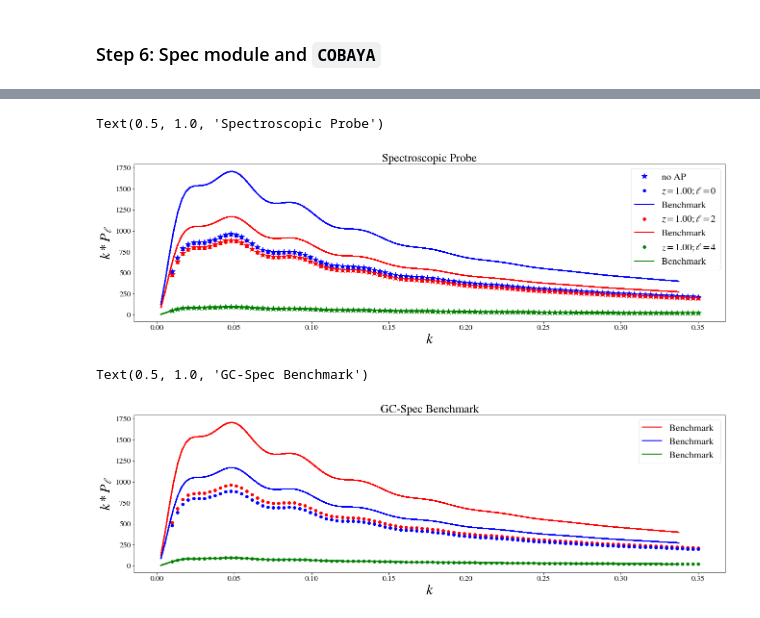
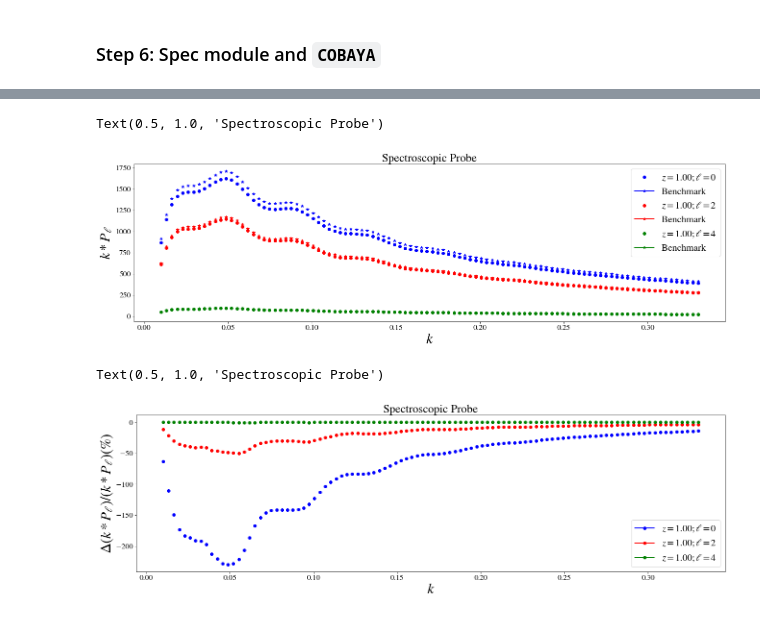
Before and after one commit to cloe-org/CLOE, a Jupyter notebook: likelihood_test.ipynb, the cells around one changed output, grey strips where cells are left out. Cells and saved outputs as stored; diff of their text form; code cells hidden in the pictures.

```diff
--- a/likelihood_test.ipynb
+++ b/likelihood_test.ipynb
@@ -663,4 +624,4 @@ from likelihood.spectroscopic_survey.spec import Spec
 # %%
 spec = Spec(cosmology.cosmo_dic, fiducial_cosmology.cosmo_dic)
 # %%
-k_win = np.linspace(0.01, 0.35, 100)
+k_win = np.linspace(0.01, 0.33, 100)
@@ -687,37 +628,44 @@ P0, P2, P4 = spec.multipole_spectra_noap(1, k_win)
+# %%
+spec_data = np.genfromtxt("/data2/EUCLID/likelihood-implementation/data/ExternalBenchmark/Spectroscopic/data_Ariel.dat")
+vector = spec_data
+def inter_pg0(ellx):
+    #ellx  = 1, 3, 5
+    ks = vector[:,0]
+    pks = vector[:,ellx]
+    return interpolate.interp1d(np.log(ks*h[0]),np.log(pks/h[0]**3),kind='cubic',fill_value='extrapolate')
+
+def pg0(ellx,k): #DS Takes true k
+    return np.exp(inter_pg0(ellx)(np.log(k)))
 # %%
 color=['blue', 'red', 'green']
 plt.figure(figsize=(22,6))
-plt.plot(k_win, k_win*P0, '*', color=color[0], markersize=13, label='no AP')
-plt.plot(k_win, k_win*P2, '*', color=color[1], markersize=13)
-plt.plot(k_win, k_win*P4, '*', color=color[2], markersize=13)
+#plt.plot(k_win, k_win*P0, '*', color=color[0], markersize=13, label='no AP')
+#plt.plot(k_win, k_win*P2, '*', color=color[1], markersize=13)
+#plt.plot(k_win, k_win*P4, '*', color=color[2], markersize=13)
 for i, k in enumerate(k_win):
     for j, mu in enumerate([0, 2, 4]):
         plt.plot(k, k*spec.multipole_spectra(1.0, k, mu), 'o', color=color[j],
             label=r"$z=1.00; \ell={}$".format(mu) if i == 0 else "")
-        plt.plot(spec_data[:, 0]*h[0], (2*np.pi)**3*spec_data[:, 0]*h[0]*spec_data[:, mu+1]/(h[0]**3), linestyle='-', label="Benchmark " if i == 0 else "", color=color[j])
+        plt.plot(k, (2*np.pi)**3*k*pg0(mu+1, k), marker='*', linestyle = '-', label="Benchmark " if i == 0 else "", color=color[j])
 plt.xlabel("$k$", fontsize=30);
 plt.ylabel(r"$k*P_\ell$", fontsize=30);
 plt.legend();
 plt.title("Spectroscopic Probe", fontsize=24)
 # %% [output]
 Text(0.5, 1.0, 'Spectroscopic Probe')
-[figure, old version]
+[figure, new version]
 # %%
 color=['blue', 'red', 'green']
 plt.figure(figsize=(22,6))
-color=['red', 'blue', 'green']
-plt.plot(k_win, k_win*P0, 'o', color=color[0])
-plt.plot(k_win, k_win*P2, 'o', color=color[1])
-plt.plot(k_win, k_win*P4, 'o', color=color[2])
+
 for i, k in enumerate(k_win):
     for j, mu in enumerate([0, 2, 4]):
-        plt.plot(spec_data[:, 0]*h[0], (2*np.pi)**3*spec_data[:, 0]*h[0]*spec_data[:, mu+1]/(h[0]**3), linestyle='-', label="Benchmark " if i == 0 else "", color=color[j])
-
-
+        plt.plot(k, 100*(k*spec.multipole_spectra(1.0, k, mu)-(2*np.pi)**3*k*pg0(mu+1, k))/(2*np.pi)**3*k*pg0(mu+1, k), 'o-', color=color[j],
+            label=r"$z=1.00; \ell={}$".format(mu) if i == 0 else "")
 plt.xlabel("$k$", fontsize=30);
-plt.ylabel(r"$k*P_\ell$", fontsize=30);
+plt.ylabel(r"$\Delta(k*P_\ell)/(k*P_\ell)   (\%)$", fontsize=30);
 plt.legend();
-plt.title("GC-Spec Benchmark", fontsize=24)
+plt.title("Spectroscopic Probe", fontsize=24)
 # %% [output]
-Text(0.5, 1.0, 'GC-Spec Benchmark')
+Text(0.5, 1.0, 'Spectroscopic Probe')
-[figure, old version]
+[figure, new version]
```
Also changed, not shown: parts of 13 cells of this notebook.
